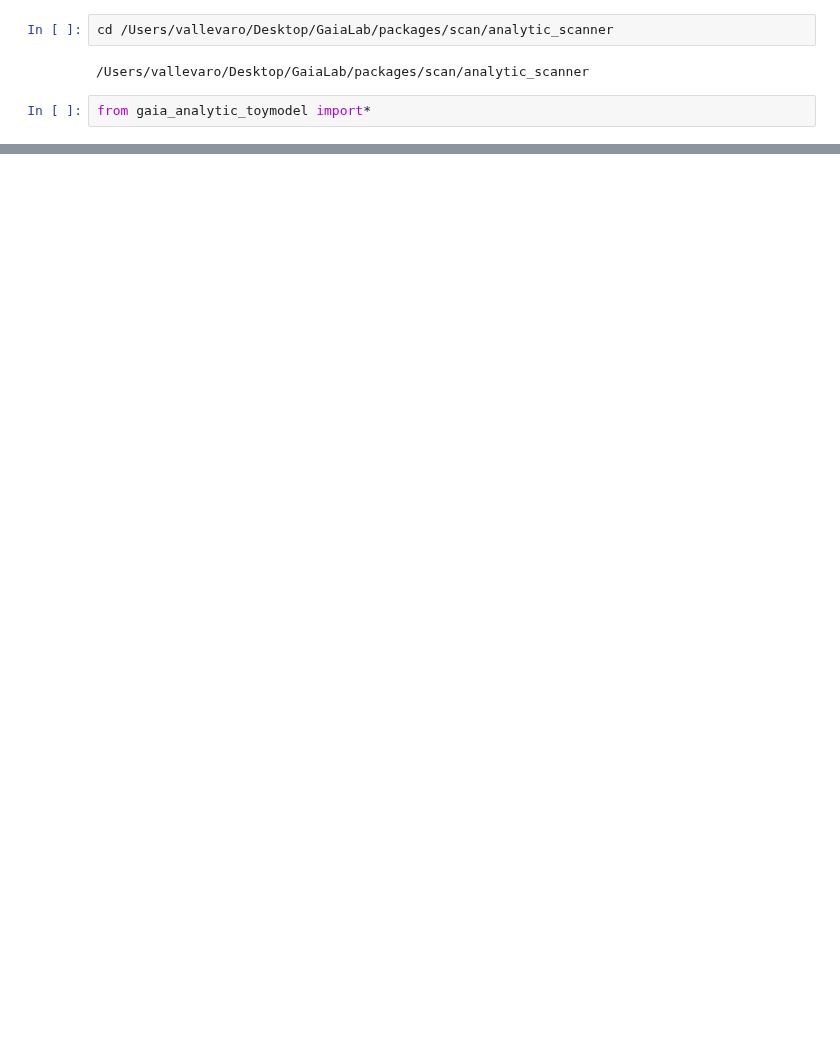
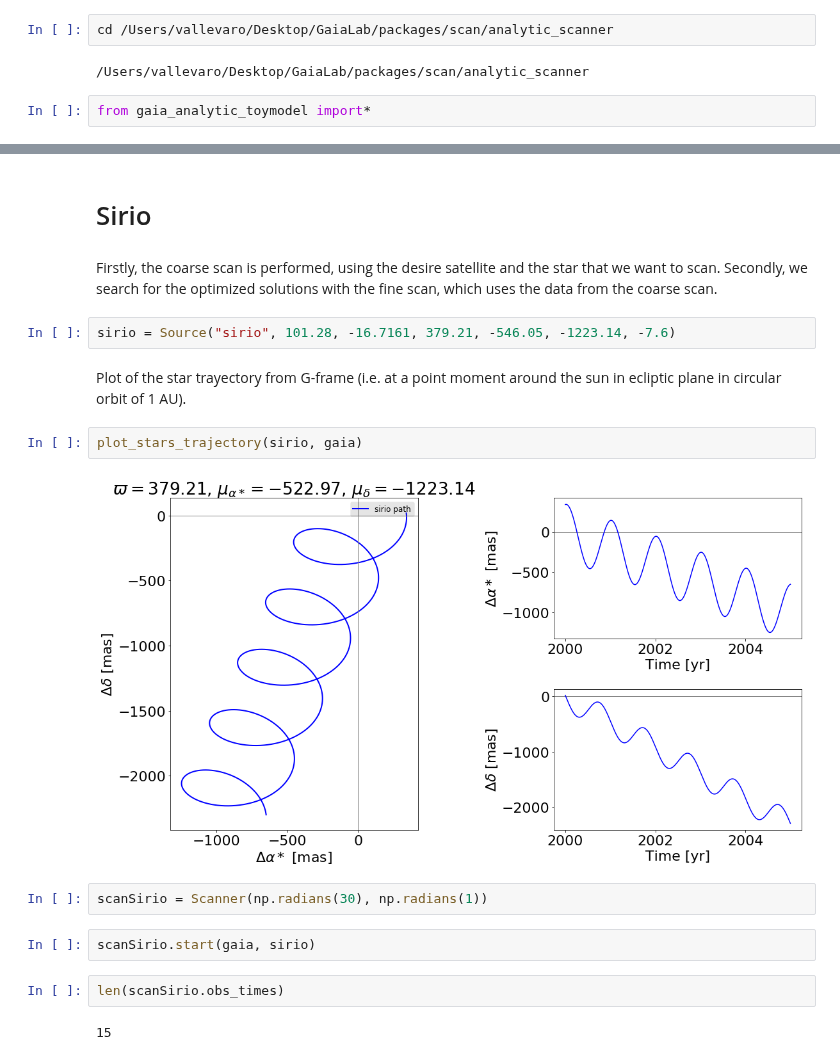
Before and after one commit to bombrun/GaiaLab, a Jupyter notebook: notebooks/gaia_analytic_toymodel_notebook.ipynb, the cells around one changed output, grey strips where cells are left out. Saved outputs shown, nothing was run; the diff lists cells and outputs as text; blank space fills up the shorter version.

```diff
--- a/notebooks/gaia_analytic_toymodel_notebook.ipynb
+++ b/notebooks/gaia_analytic_toymodel_notebook.ipynb
@@ -10,0 +46,21 @@ SyntaxError: invalid syntax (analytic_plots.py, line 352)
+# %% [markdown]
+# Sirio
+# %% [markdown]
+Firstly, the coarse scan is performed, using the desire satellite and the star that we want to scan.
+Secondly, we search for the optimized solutions with the fine scan, which uses the data from the coarse scan.
+# %%
+sirio = Source("sirio", 101.28, -16.7161, 379.21, -546.05, -1223.14, -7.6)
+# %% [markdown]
+Plot of the star trayectory from G-frame (i.e. at a point moment around the sun in ecliptic plane in circular orbit of 1 AU).
+# %%
+plot_stars_trajectory(sirio, gaia)
+# %% [output]
+[figure, added]
+# %%
+scanSirio = Scanner(np.radians(30), np.radians(1))
+# %%
+scanSirio.start(gaia, sirio)
+# %%
+len(scanSirio.obs_times)
+# %% [output]
+15
```
Also changed, not shown: parts of 27 cells of this notebook, 2 other files.
